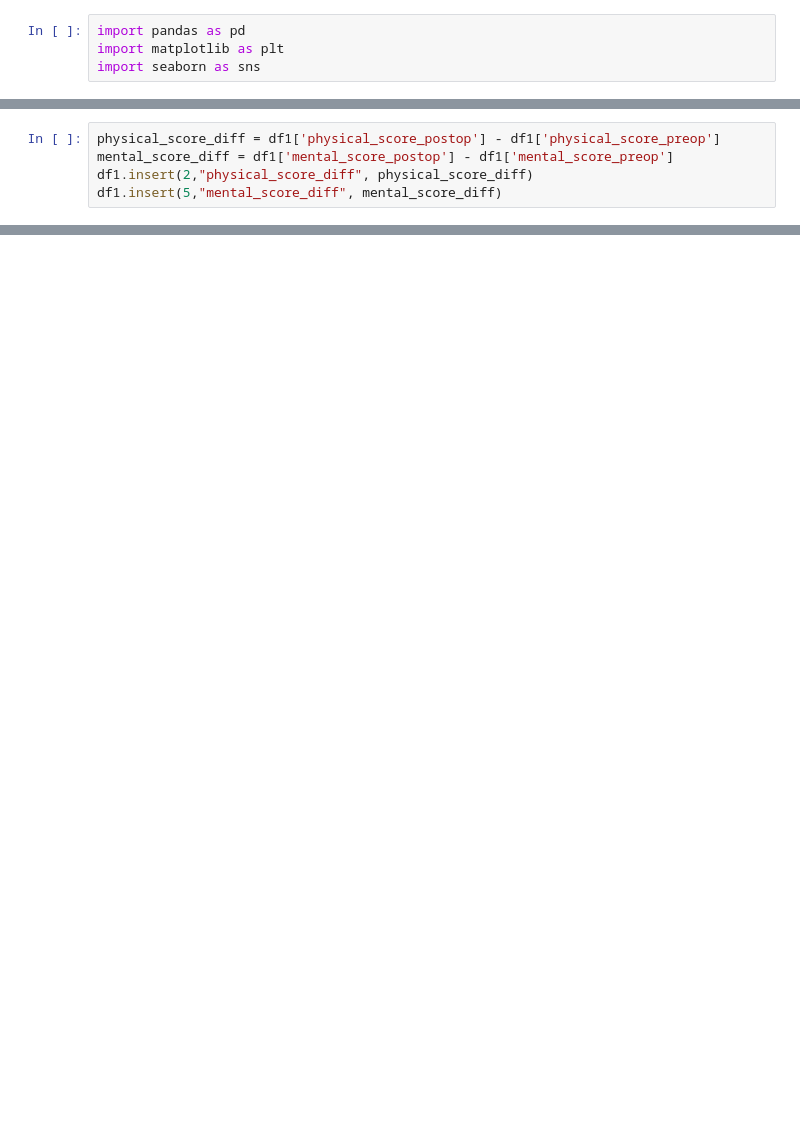
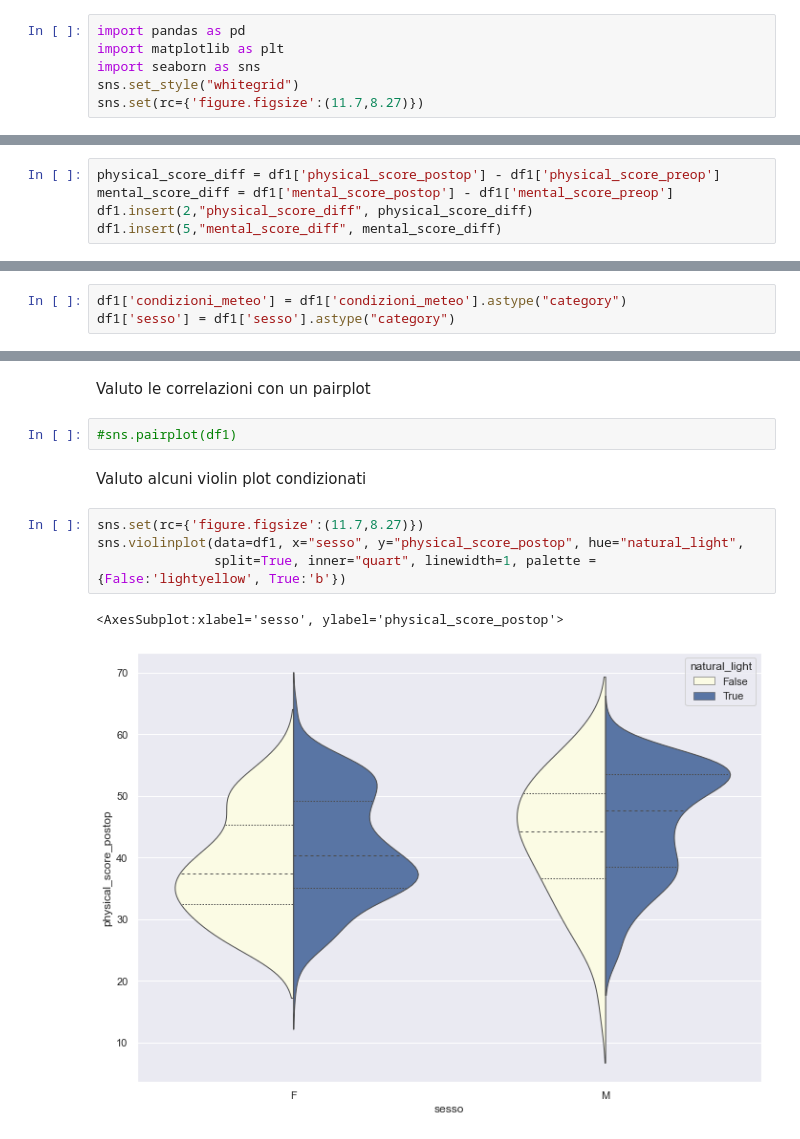
Before and after one commit to giocoal/surgery-PROMs-score-and-weather-conditions-data-visualizations, a Jupyter notebook: Compitino.ipynb, the cells around one changed output, grey strips where cells are left out. Saved outputs shown, nothing was run; the diff lists cells and outputs as text; blank space fills up the shorter version.

Commit message:
Heatmap e violin plots

```diff
--- a/Compitino.ipynb
+++ b/Compitino.ipynb
@@ -2,6 +2,8 @@
 import pandas as pd
 import matplotlib as plt
 import seaborn as sns
+sns.set_style("whitegrid")
+sns.set(rc={'figure.figsize':(11.7,8.27)})
 # %%
 df = pd.read_csv('compitino_dataviz_2021_2022.csv')
 df
@@ -132,0 +110,3 @@ sns.heatmap(corr,
+# %%
+df1['condizioni_meteo'] = df1['condizioni_meteo'].astype("category")
+df1['sesso'] = df1['sesso'].astype("category")
@@ -132,0 +130,13 @@ sns.heatmap(corr,
+# %% [markdown]
+Valuto le correlazioni con un pairplot
+# %%
+#sns.pairplot(df1)
+# %% [markdown]
+Valuto alcuni violin plot condizionati
+# %%
+sns.set(rc={'figure.figsize':(11.7,8.27)})
+sns.violinplot(data=df1, x="sesso", y="physical_score_postop", hue="natural_light",
+               split=True, inner="quart", linewidth=1, palette = {False:'lightyellow', True:'b'})
+# %% [output]
+<AxesSubplot:xlabel='sesso', ylabel='physical_score_postop'>
+[figure, added]
```
Also changed, not shown: parts of 6 cells of this notebook.
